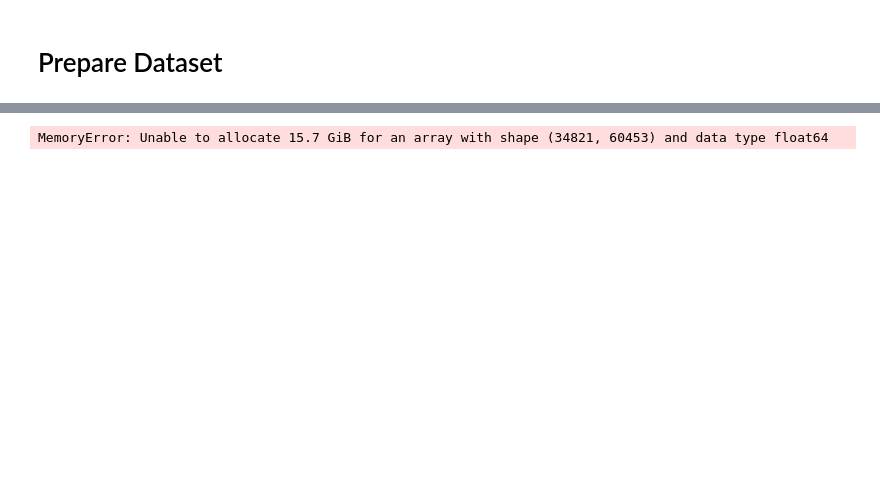
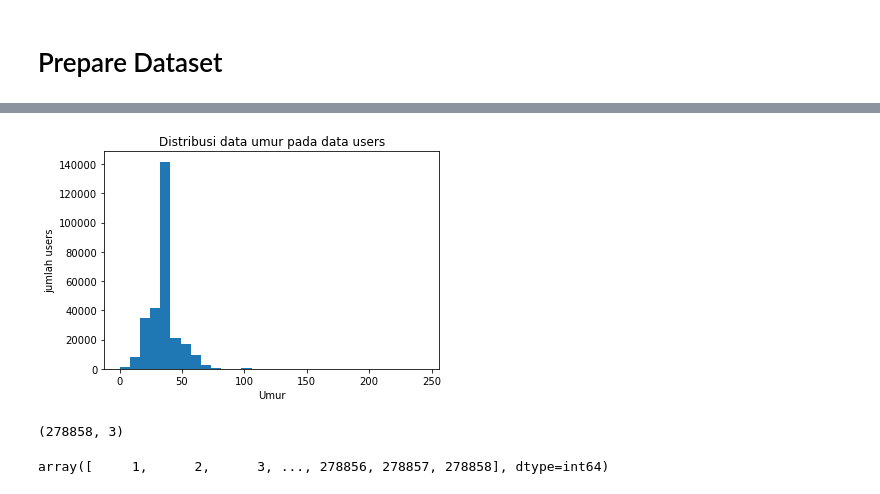
Before and after one commit to fradina/market-basket-analysis-in-book-recommendation-based-on-age, a Jupyter notebook: Coba Apriori.ipynb, the cells around one changed output, grey strips where cells are left out. Cells and saved outputs as stored; diff of their text form; code cells hidden in the pictures; blank space fills up the shorter version.

```diff
--- a/Coba Apriori.ipynb
+++ b/Coba Apriori.ipynb
@@ -267,0 +103,5 @@ Rata-rata rating buku:  3.12777
+# %%
+#update all capital alphabet in dataset to lowercase and replace - with _
+books.columns= books.columns.str.lower().str.replace('-', '_')
+users.columns= users.columns.str.lower().str.replace('-', '_')
+ratings.columns= ratings.columns.str.lower().str.replace('-', '_')
@@ -415,5 +211,0 @@ jumlah
-# %%
-market = pd.pivot_table(data=jumlah,index='User-ID',columns='Book-Title',values='Count', \
-                        aggfunc='sum',fill_value=0)
-# %% [output]
-MemoryError: Unable to allocate 15.7 GiB for an array with shape (34821, 60453) and data type float64
@@ -437,0 +212,17 @@ frequent_itemsets = apriori(onehot, min_support = 0.00005, max_len = 2, use_coln
+# %%
+users.age.plot.hist(bins=30)
+plt.title("Distribusi data umur pada data users")
+plt.ylabel('jumlah users')
+plt.xlabel('Umur');
+# %% [output]
+[figure, added]
+# %%
+#check how many rows and attributes of users data
+users.shape
+# %% [output]
+(278858, 3)
+# %%
+#check unique value of userid in users dataset
+users['userid'].unique()
+# %% [output]
+array([     1,      2,      3, ..., 278856, 278857, 278858], dtype=int64)
```
Also changed, not shown: parts of 120 cells of this notebook.
